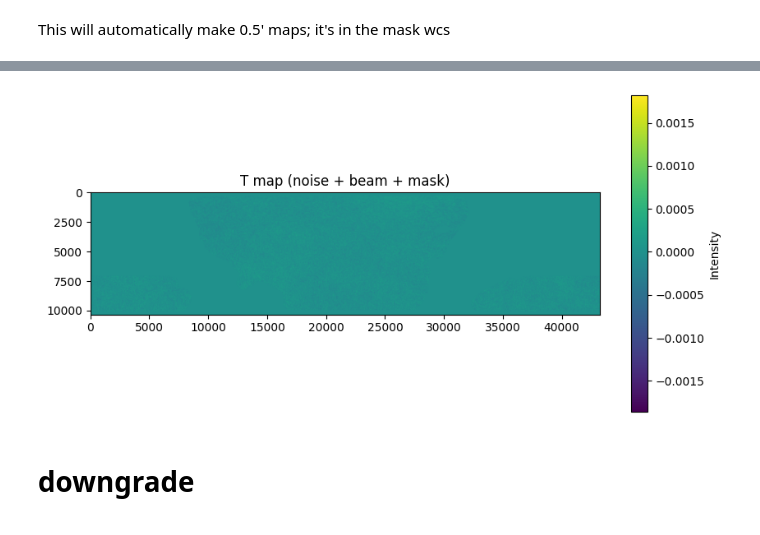
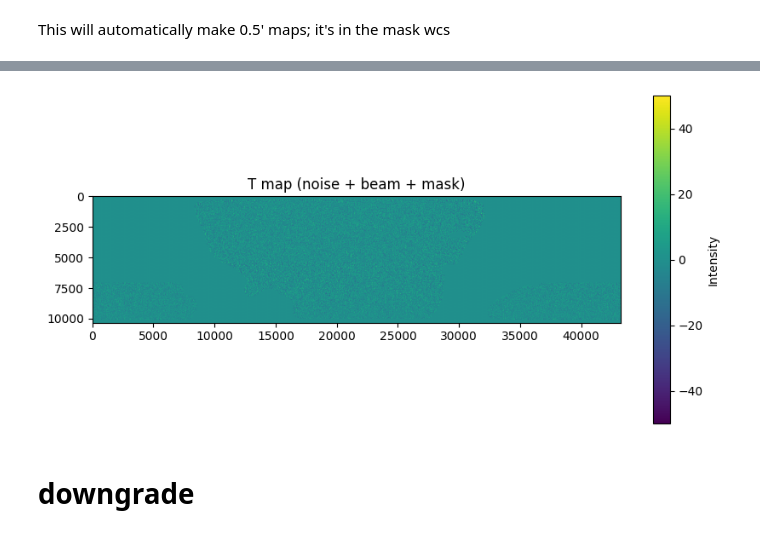
Before and after one commit to mgatti29/CMB_lensing_SBI, a Jupyter notebook: Notebooks/SBI_pipeline_CMB_lensing.ipynb, the cells around one changed output, grey strips where cells are left out. Cells and saved outputs as stored; diff of their text form; code cells hidden in the pictures.

```diff
--- a/Notebooks/SBI_pipeline_CMB_lensing.ipynb
+++ b/Notebooks/SBI_pipeline_CMB_lensing.ipynb
@@ -650,12 +750,16 @@ for split in range(nsplits):
-# %%
-#############################
-plt.figure(figsize=(10, 5))
-plt.imshow(np.array(totmap_dict[af][0].data))#, grid=False)
-plt.title('T map (noise + beam + mask)')
-plt.colorbar(label='Intensity')
-plt.show()
-# %% [output]
-[figure, removed]
+# %%
+#############################
+plt.figure(figsize=(10, 5))
+plt.imshow(np.array(totmap[0].data),vmin = -50,vmax=50)#, grid=False)
+plt.title('T map (noise + beam + mask)')
+plt.colorbar(label='Intensity')
+plt.show()
+
+
+end = timeit.default_timer()
+timing_container['add_noise'] = end - st
+# %% [output]
+[figure, added]
 # %% [markdown]
 # downgrade
 # %% [markdown]
```
Also changed, not shown: parts of 34 cells of this notebook.
